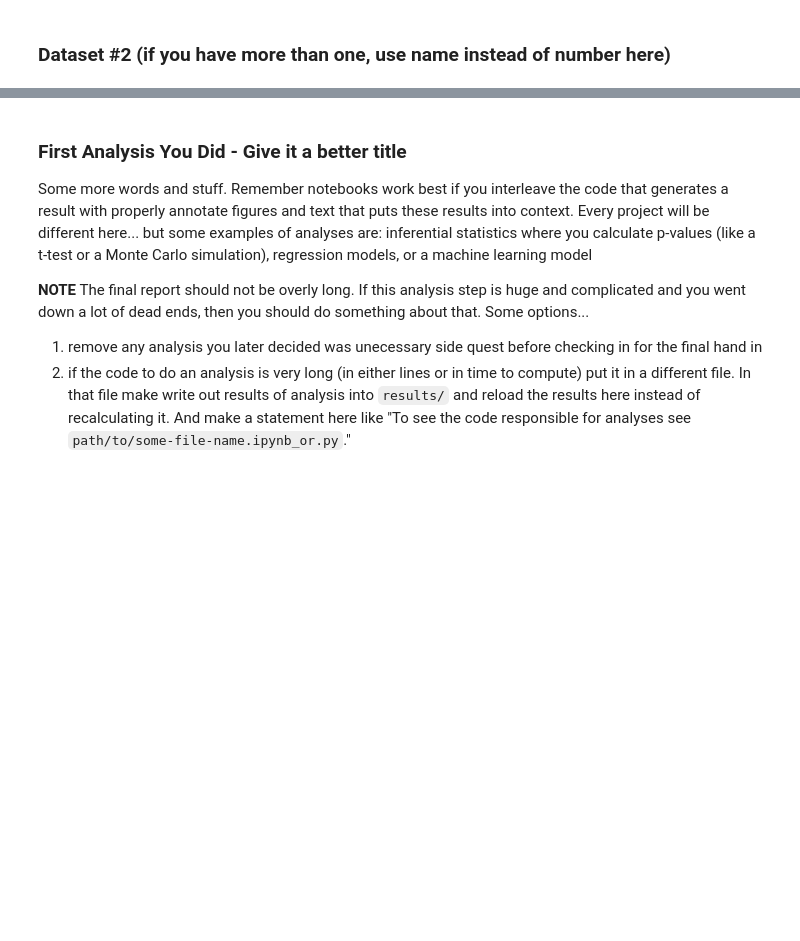
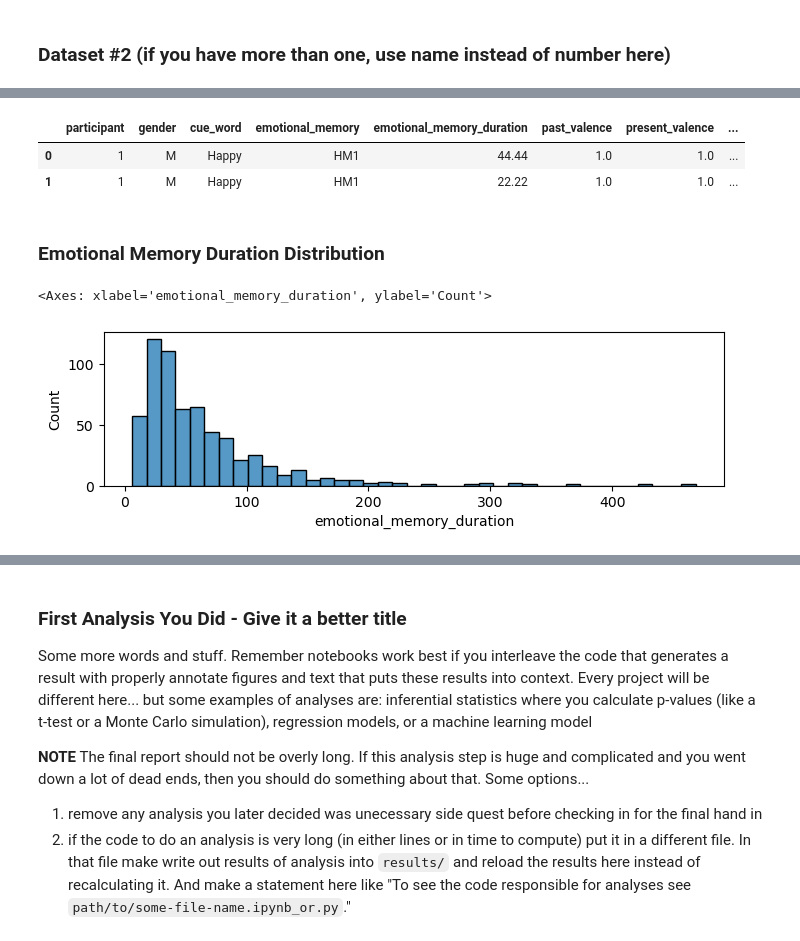
Before and after one commit to emw017/Group125_WI26, a Jupyter notebook: 03-FinalProject.ipynb, the cells around one changed output, grey strips where cells are left out. Saved outputs shown, nothing was run; the diff lists cells and outputs as text; code cells hidden in the pictures; blank space fills up the shorter version.

```diff
--- a/03-FinalProject.ipynb
+++ b/03-FinalProject.ipynb
@@ -112,0 +167,16 @@ Instructions: REPLACE the contents of this cell with your work, including any up
+# %%
+emotions_df = pd.read_csv("data/02-processed/emotions_dataset.csv")
+emotions_df['log_duration'] = np.log1p(emotions_df['emotional_memory_duration'])
+emotions_df.head(2)
+# %% [output]
+|  | participant | gender | cue_word | emotional_memory | emotional_memory_duration | past_valence | present_valence | ... |
+| 0 | 1 | M | Happy | HM1 | 44.44 | 1.0 | 1.0 | ... |
+| 1 | 1 | M | Happy | HM1 | 22.22 | 1.0 | 1.0 | ... |
+# %% [markdown]
+### Emotional Memory Duration Distribution
+# %%
+plt.figure(figsize=(8,2))
+sns.histplot(data= emotions_df, x= 'emotional_memory_duration')
+# %% [output]
+<Axes: xlabel='emotional_memory_duration', ylabel='Count'>
+[figure, added]
```
Also changed, not shown: parts of 17 cells of this notebook.
